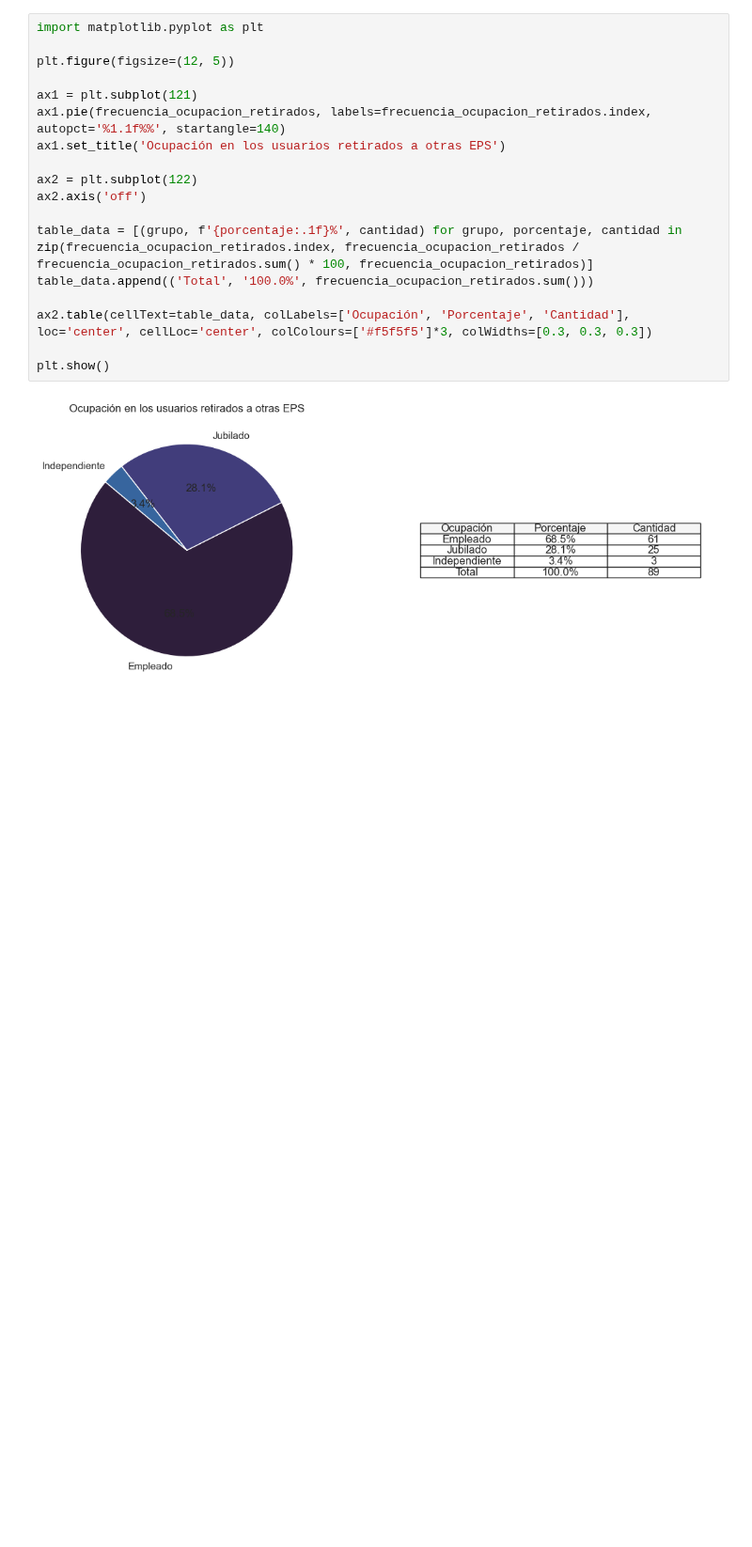
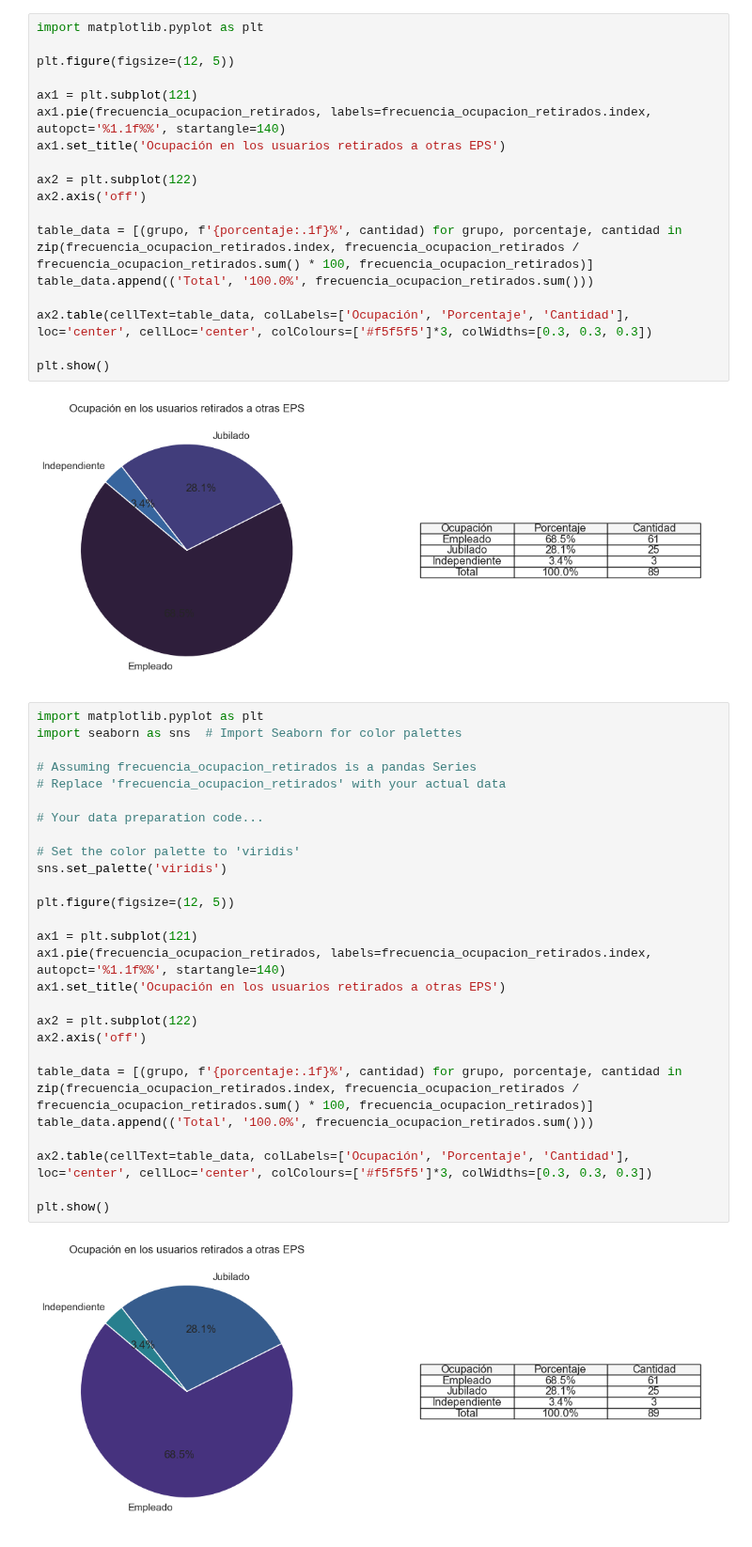
Before and after one commit to Jujo2040751/Proyecto-DataScience, a Jupyter notebook: proy.ipynb, the cells around one changed output. Shown at 94% size. Cells and saved outputs as stored; diff of their text form; blank space fills up the shorter version.

Commit message:
otra eps1

```diff
--- a/proy.ipynb
+++ b/proy.ipynb
@@ -526,3 +526,32 @@ ax2.table(cellText=table_data, colLabels=['Ocupación', 'Porcentaje', 'Cantidad'
 plt.show()
 # %% [output]
 [figure]
+# %%
+import matplotlib.pyplot as plt
+import seaborn as sns  # Import Seaborn for color palettes
+
+# Assuming frecuencia_ocupacion_retirados is a pandas Series
+# Replace 'frecuencia_ocupacion_retirados' with your actual data
+
+# Your data preparation code...
+
+# Set the color palette to 'viridis'
+sns.set_palette('viridis')
+
+plt.figure(figsize=(12, 5))
+
+ax1 = plt.subplot(121)
+ax1.pie(frecuencia_ocupacion_retirados, labels=frecuencia_ocupacion_retirados.index, autopct='%1.1f%%', startangle=140)
+ax1.set_title('Ocupación en los usuarios retirados a otras EPS')
+
+ax2 = plt.subplot(122)
+ax2.axis('off')
+
+table_data = [(grupo, f'{porcentaje:.1f}%', cantidad) for grupo, porcentaje, cantidad in zip(frecuencia_ocupacion_retirados.index, frecuencia_ocupacion_retirados / frecuencia_ocupacion_retirados.sum() * 100, frecuencia_ocupacion_retirados)]
+table_data.append(('Total', '100.0%', frecuencia_ocupacion_retirados.sum()))
+
+ax2.table(cellText=table_data, colLabels=['Ocupación', 'Porcentaje', 'Cantidad'], loc='center', cellLoc='center', colColours=['#f5f5f5']*3, colWidths=[0.3, 0.3, 0.3])
+
+plt.show()
+# %% [output]
+[figure, added]
```
